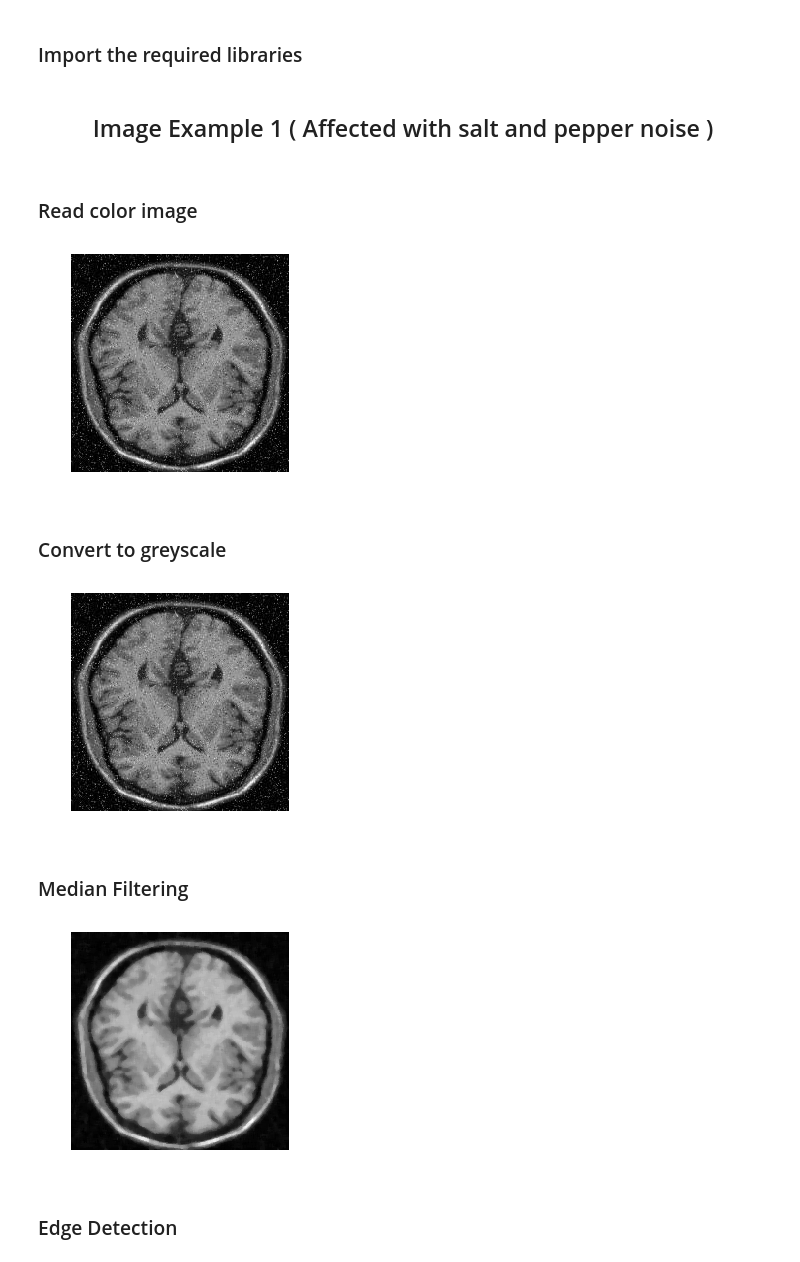
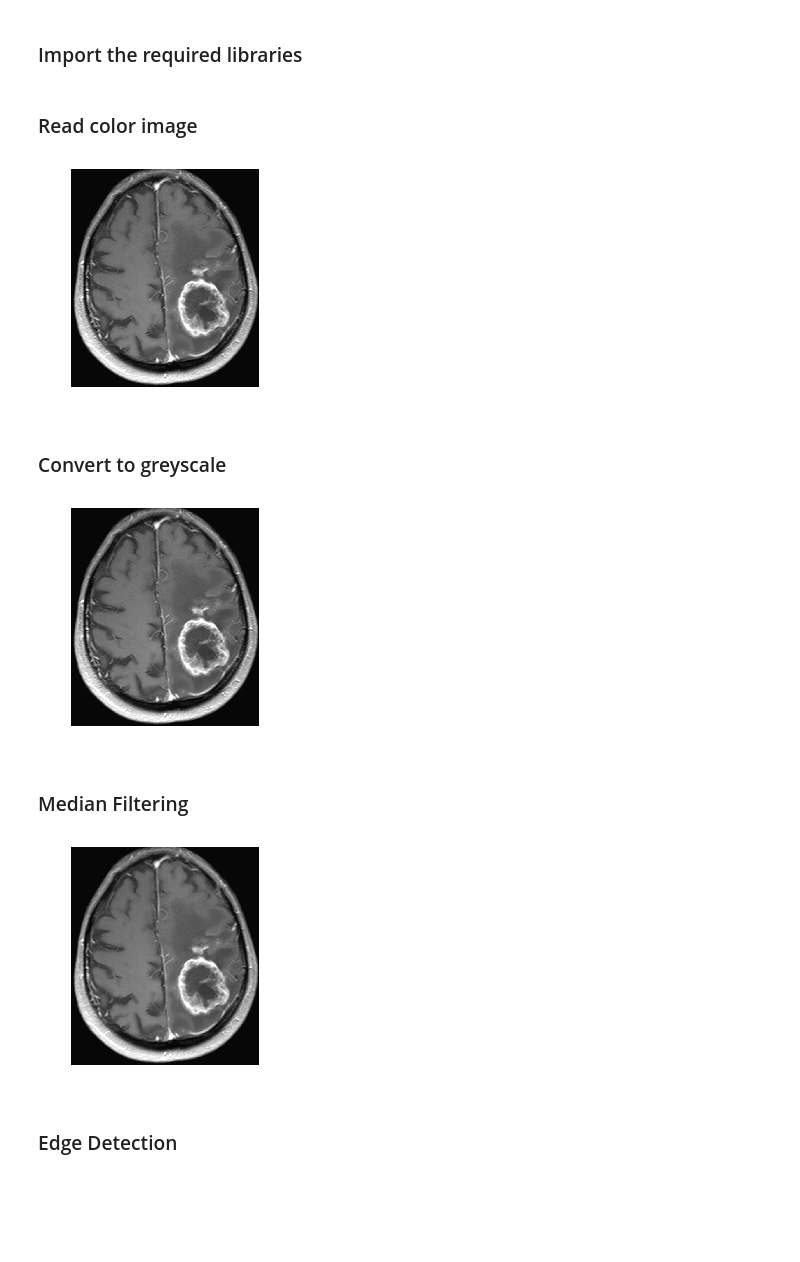
Before and after one commit to Dhanya-Abhirami/Brain-Tumour-Segmentation, a Jupyter notebook: Brain Tumour Detection using MRI Image.ipynb, the cells around one changed output. Saved outputs shown, nothing was run; the diff lists cells and outputs as text; code cells hidden in the pictures; blank space fills up the shorter version.

```diff
--- a/Brain Tumour Detection using MRI Image.ipynb
+++ b/Brain Tumour Detection using MRI Image.ipynb
@@ -11,20 +11,18 @@ import matplotlib.pyplot as plt
 %matplotlib inline
 # numpy is used for matrix manipulations
 import numpy as np
-# %% [markdown]
-## <p style='text-align: center;'>Image Example 1 ( Affected with salt and pepper noise ) </p>
 # %% [markdown]
 ### Read color image
 # %%
 # Read the color image
-orig_img = cv2.imread("saltnpepper.jpeg",1) # 1 indicates color image
+orig_img = cv2.imread("brain.png",1) # 1 indicates color image
 # OpenCV uses BGR while Matplotlib uses RGB format
 # Display the color image with matplotlib
 plt.imshow(cv2.cvtColor(orig_img, cv2.COLOR_BGR2RGB))
 plt.axis('off')
 plt.show()
 # %% [output]
-[figure, old version]
+[figure, new version]
 # %% [markdown]
 ### Convert to greyscale
 # %%
@@ -33,7 +31,7 @@ plt.imshow(gray_img,cmap='gray')
 plt.axis('off')
 plt.show()
 # %% [output]
-[figure, old version]
+[figure, new version]
 # %% [markdown]
 ### Median Filtering
 # %%
@@ -44,7 +42,7 @@ plt.imshow(median_filtered,cmap='gray')
 plt.axis('off')
 plt.show()
 # %% [output]
-[figure, old version]
+[figure, new version]
 # %% [markdown]
 ### Edge Detection
 # %%
```
Also changed, not shown: parts of 24 cells of this notebook.
